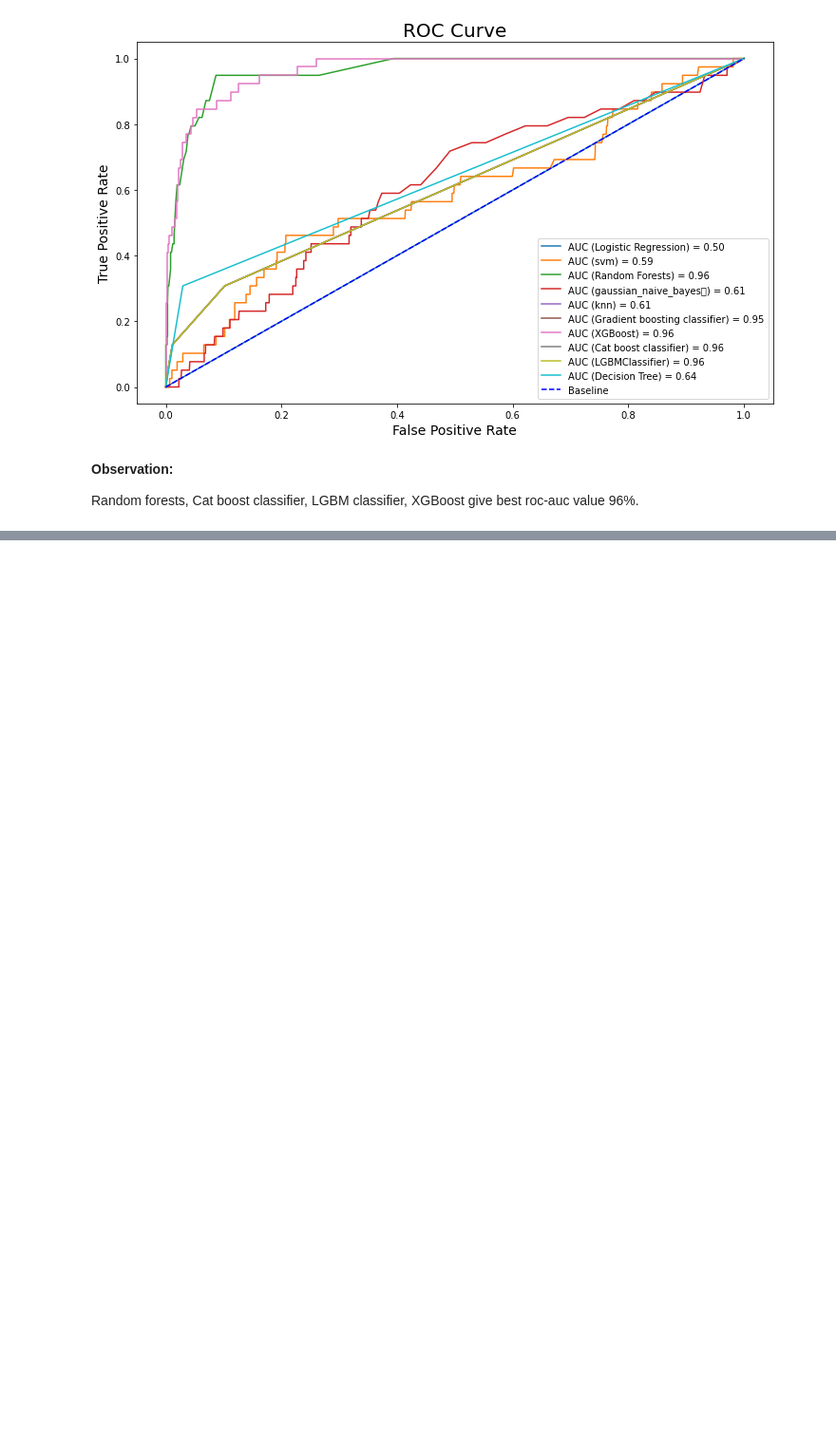
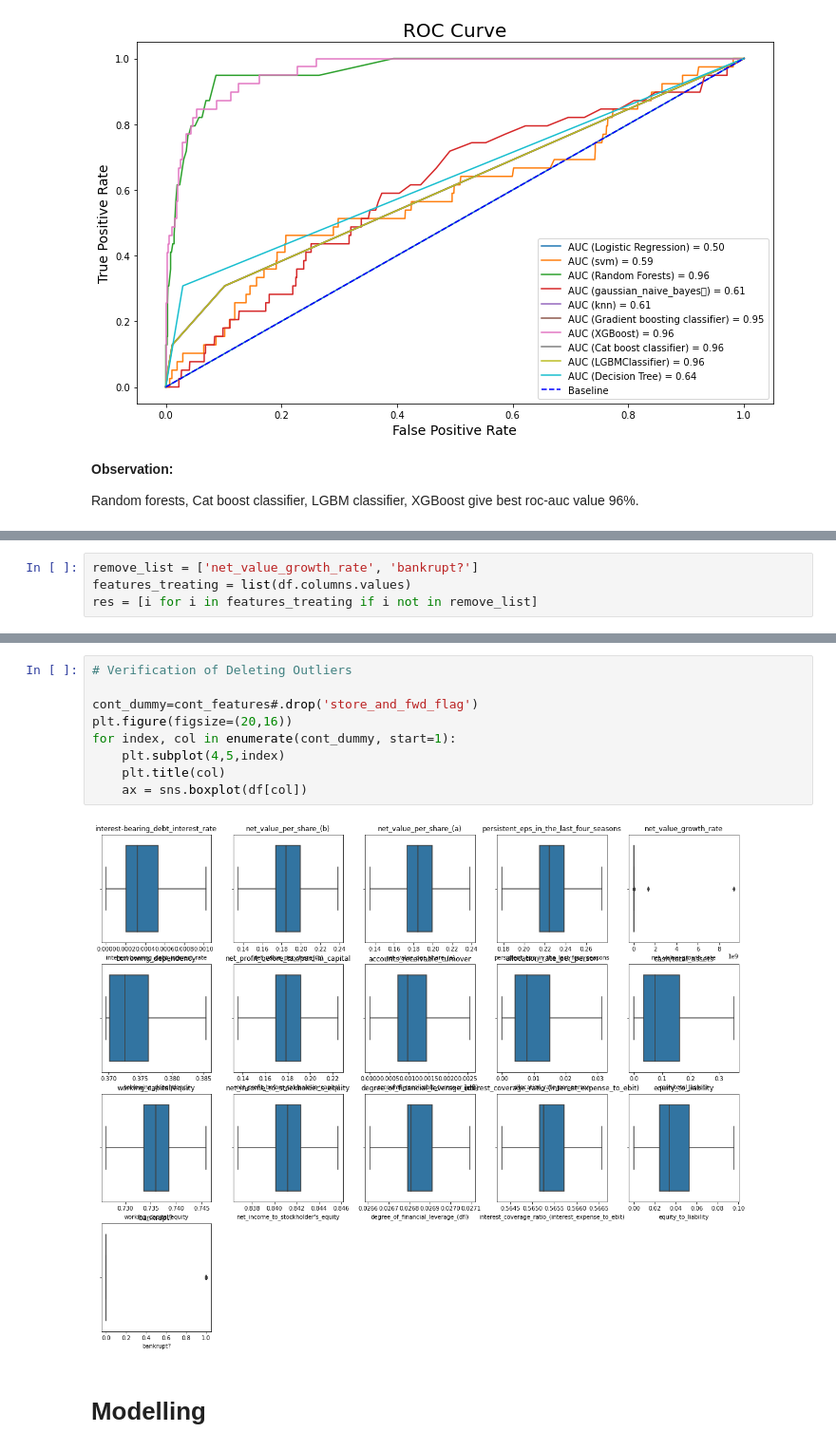
Before and after one commit to Bhushan271098/COMPANY-BANKRUPTCY-PREDICTION, a Jupyter notebook: Final_Copy_of_COMPANY_BANKRUPTCY_PREDICTION.ipynb, the cells around one changed output, grey strips where cells are left out. Shown at 95% size. Saved outputs shown, nothing was run; the diff lists cells and outputs as text; blank space fills up the shorter version.

```diff
--- a/Final_Copy_of_COMPANY_BANKRUPTCY_PREDICTION.ipynb
+++ b/Final_Copy_of_COMPANY_BANKRUPTCY_PREDICTION.ipynb
@@ -1630,0 +1793,4 @@ Random forests, Cat boost classifier, LGBM classifier, XGBoost give best roc-auc
+# %%
+remove_list = ['net_value_growth_rate', 'bankrupt?']
+features_treating = list(df.columns.values)
+res = [i for i in features_treating if i not in remove_list]
@@ -1630,0 +1953,13 @@ Random forests, Cat boost classifier, LGBM classifier, XGBoost give best roc-auc
+# %%
+# Verification of Deleting Outliers
+
+cont_dummy=cont_features#.drop('store_and_fwd_flag')
+plt.figure(figsize=(20,16))
+for index, col in enumerate(cont_dummy, start=1):
+    plt.subplot(4,5,index)
+    plt.title(col)
+    ax = sns.boxplot(df[col])
+# %% [output]
+[figure, added]
+# %% [markdown]
+# **Modelling**
```
Also changed, not shown: parts of 23 cells of this notebook.
